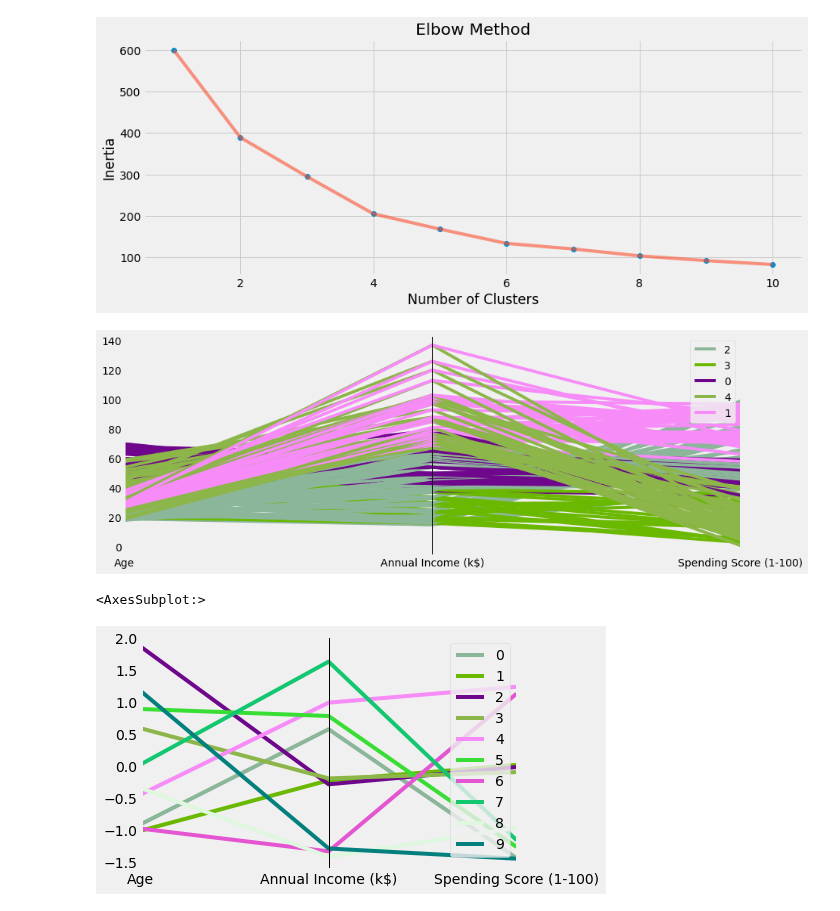
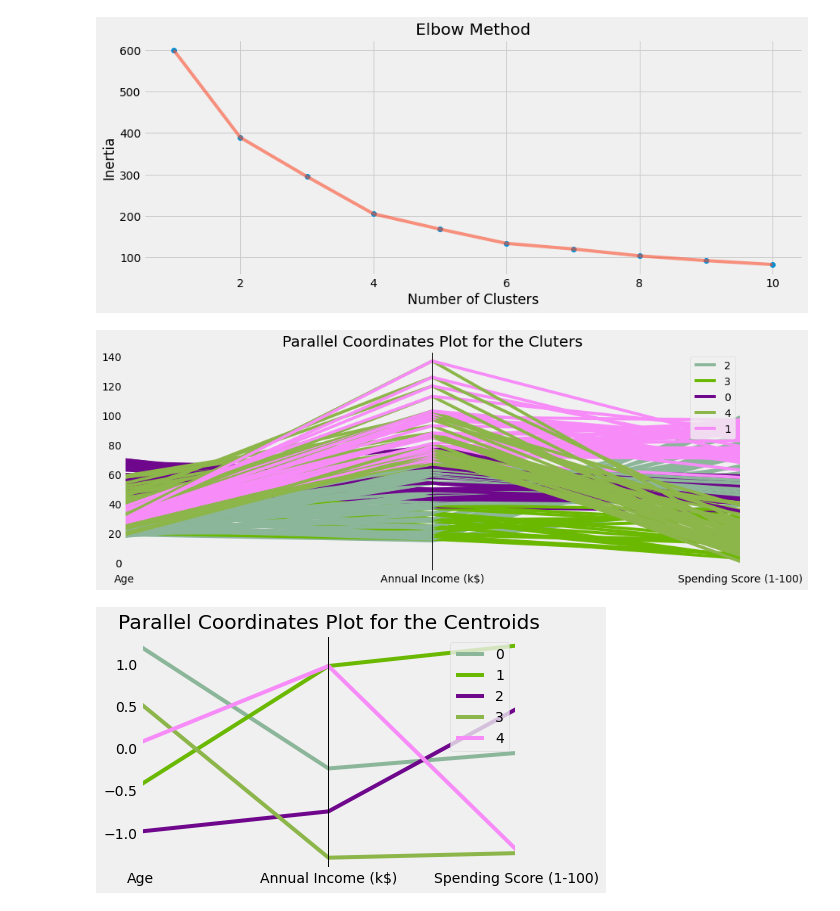
Before and after one commit to martinnss/Customer-Segmentation-with-KMeans-and-Affinity-Propagation, a Jupyter notebook: costumer_segmentation_kmeans.ipynb, the cells around one changed output. Saved outputs shown, nothing was run; the diff lists cells and outputs as text; code cells hidden in the pictures.

```diff
--- a/costumer_segmentation_kmeans.ipynb
+++ b/costumer_segmentation_kmeans.ipynb
@@ -193,14 +193,15 @@ plt.show()
 # %%
 kmeans1 = KMeans(n_clusters= 5, init='k-means++', random_state=42)
 kmeans1.fit(X1)
 
 predict = kmeans1.predict(X1)
 data['cluster'] = predict
 
 plt.figure(1 , figsize = (13 ,5))
 pd.plotting.parallel_coordinates(data, 'cluster')
+plt.title('Parallel Coordinates Plot for the Cluters')
 plt.show()
 # %% [output]
-[figure, old version]
+[figure, new version]
 # %%
 #PARA VISUALIZAR MEJOR OCUPAR ESTO PQ SE GRAFICAN LOS CENTROIDES Y SE EENTIENDE MUUCHO MEJOR
@@ -210,8 +208,11 @@ plt.show()
 data.drop(columns=['cluster'],inplace=True)
 # %%
-centroids = pd.DataFrame(kmeans.cluster_centers_,columns=data.columns)
+# Create a data frame containing our centroids
+centroids = pd.DataFrame(kmeans1.cluster_centers_,columns=data.columns)
 centroids['cluster'] = centroids.index
-pd.plotting.parallel_coordinates(centroids,'cluster')
+
+cent2=pd.plotting.parallel_coordinates(centroids,'cluster')
+plt.title('Parallel Coordinates Plot for the Centroids')
+plt.show()
 # %% [output]
-<AxesSubplot:>
-[figure, old version]
+[figure, new version]
```
Also changed, not shown: parts of 1 cell of this notebook.
